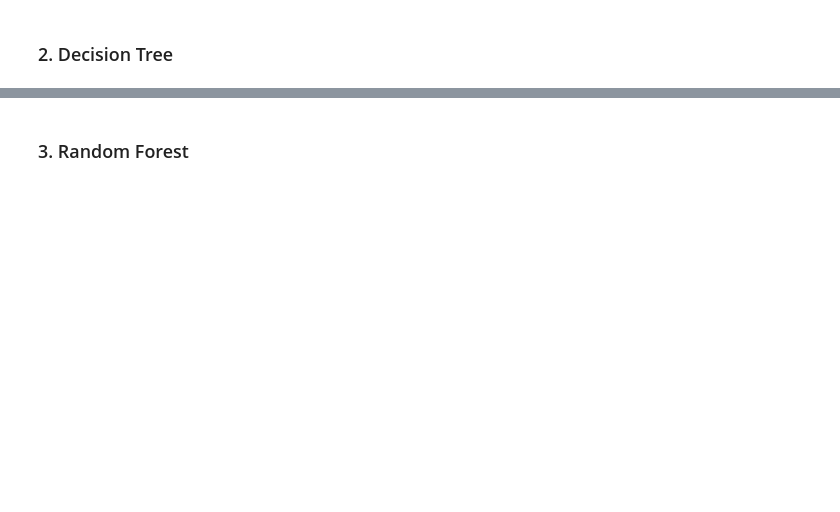
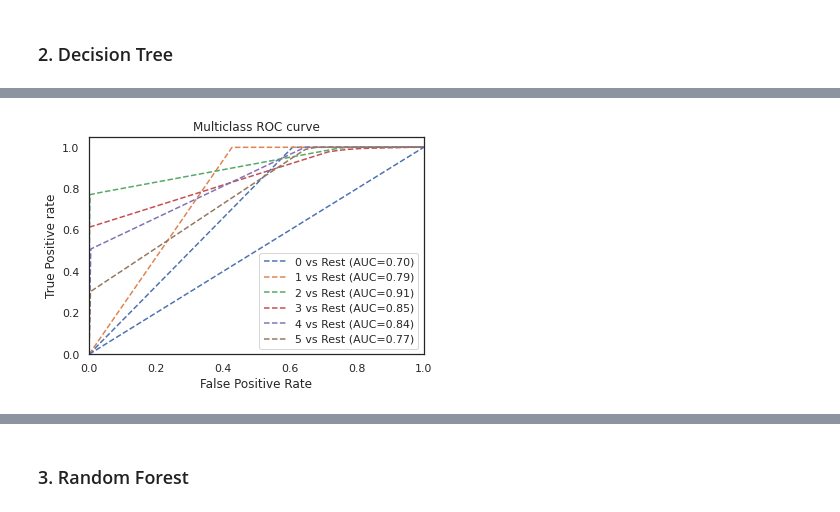
Before and after one commit to faithmaks/socialmedia-customer-service, a Jupyter notebook: Tweets_API.ipynb, the cells around one changed output, grey strips where cells are left out. Cells and saved outputs as stored; diff of their text form; code cells hidden in the pictures; blank space fills up the shorter version.

```diff
--- a/Tweets_API.ipynb
+++ b/Tweets_API.ipynb
@@ -674,0 +727,4 @@ cm= confusion_matrix(y_test, y_pred)
+# %%
+roc = Tree.ROC()
+# %% [output]
+[figure, added]
```
Also changed, not shown: parts of 64 cells of this notebook.
